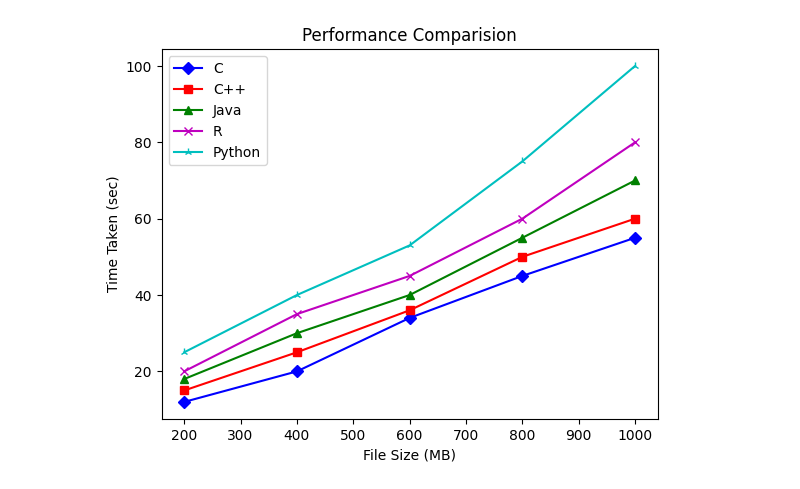
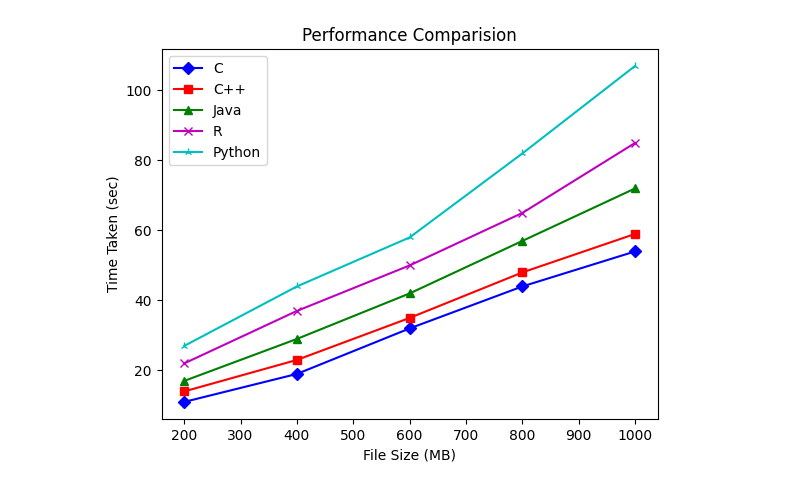
Before and after one commit to ikabrain/MiniProject05, a Jupyter notebook: comparision.ipynb, the cells around one changed output. Saved outputs shown, nothing was run; the diff lists cells and outputs as text; code cells hidden in the pictures.

```diff
--- a/comparision.ipynb
+++ b/comparision.ipynb
@@ -18,24 +100,24 @@ Compare the performance (time taken) of C, C++, Java, R, and Python programs for
 # %%
 import matplotlib.pyplot as plt
 
 file_sizes = (200, 400, 600, 800, 1000)
-c = (12, 20, 34, 45, 55)
-cpp = (15, 25, 36, 50, 60)
-java = (18, 30, 40, 55, 70)
-r = (20, 35, 45, 60, 80)
-py = (25, 40, 53, 75, 100)
+c    = (11, 19, 32, 44,  54)
+cpp  = (14, 23, 35, 48,  59)
+java = (17, 29, 42, 57,  72)
+r    = (22, 37, 50, 65,  85)
+py   = (27, 44, 58, 82, 107)
 
 plt.title("Performance Comparision")
 plt.xlabel("File Size (MB)")
 plt.ylabel("Time Taken (sec)")
 
 plt.plot(file_sizes, c, 'bD-', label="C")
 plt.plot(file_sizes, cpp, 'rs-', label="C++")
 plt.plot(file_sizes, java, 'g^-', label="Java")
 plt.plot(file_sizes, r, 'mx-', label="R")
 plt.plot(file_sizes, py, 'c2-', label="Python")
 
 plt.legend()
 plt.show()
 # %% [output]
-[figure, old version]
+[figure, new version]
```
Also changed, not shown: parts of 13 cells of this notebook.
